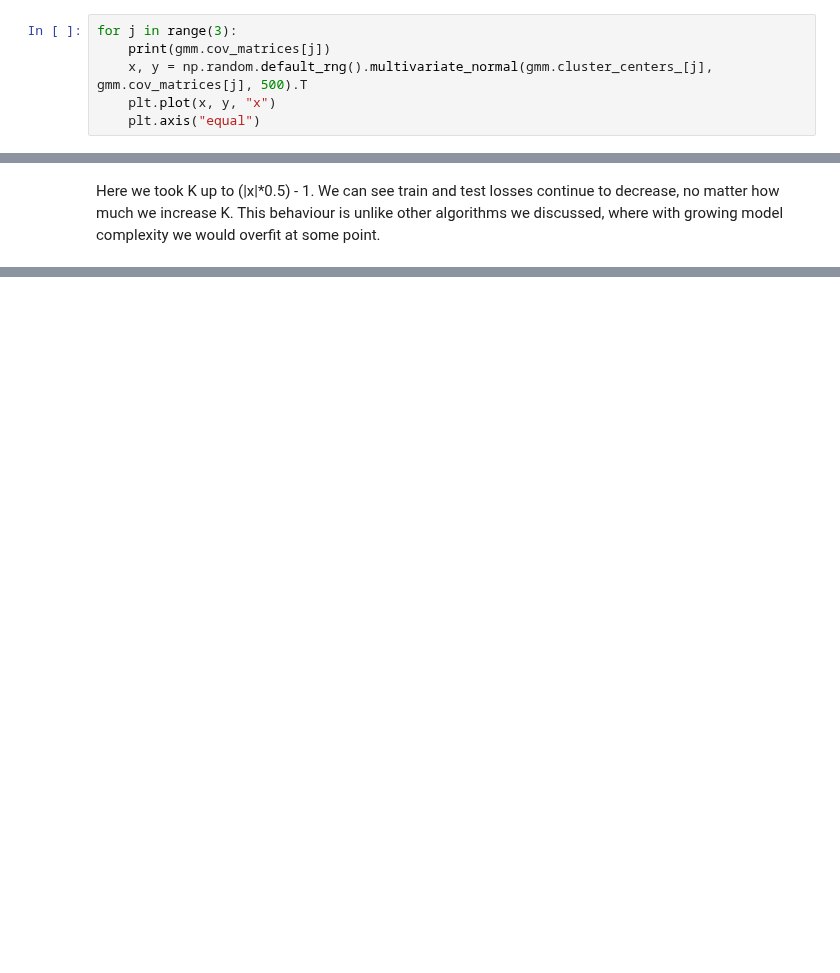
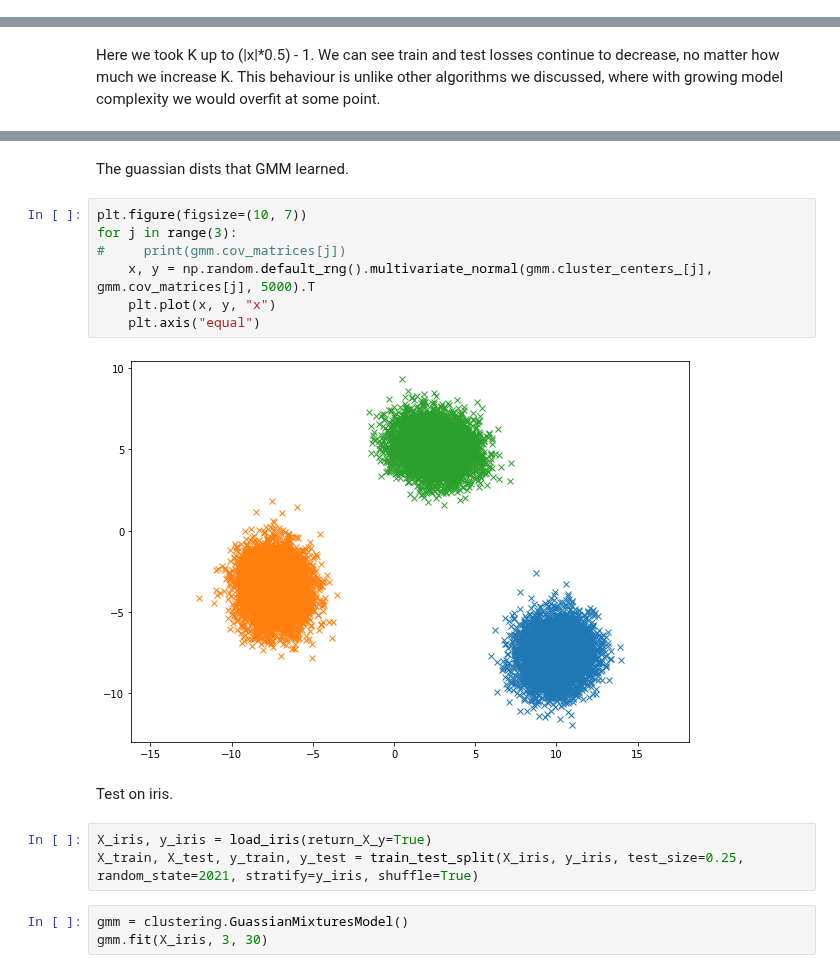
Before and after one commit to tigranfah/machine_learning, a Jupyter notebook: ACA_course/machine_learning/homeworks/homework6/clustering_visualization.ipynb, the cells around one changed output, grey strips where cells are left out. Saved outputs shown, nothing was run; the diff lists cells and outputs as text; blank space fills up the shorter version.

```diff
--- a/ACA_course/machine_learning/homeworks/homework6/clustering_visualization.ipynb
+++ b/ACA_course/machine_learning/homeworks/homework6/clustering_visualization.ipynb
@@ -73,6 +13,0 @@ plt.scatter(gmm.cluster_centers_[:, 0], gmm.cluster_centers_[:, 1], c="green", s
-# %%
-for j in range(3):
-    print(gmm.cov_matrices[j])
-    x, y = np.random.default_rng().multivariate_normal(gmm.cluster_centers_[j], gmm.cov_matrices[j], 500).T
-    plt.plot(x, y, "x")
-    plt.axis("equal")
@@ -312,0 +283,19 @@ Here we took K up to (|x|\*0.5) - 1. We can see train and test losses continue t
+# %% [markdown]
+The guassian dists that GMM learned.
+# %%
+plt.figure(figsize=(10, 7))
+for j in range(3):
+#     print(gmm.cov_matrices[j])
+    x, y = np.random.default_rng().multivariate_normal(gmm.cluster_centers_[j], gmm.cov_matrices[j], 5000).T
+    plt.plot(x, y, "x")
+    plt.axis("equal")
+# %% [output]
+[figure, added]
+# %% [markdown]
+Test on iris.
+# %%
+X_iris, y_iris = load_iris(return_X_y=True)
+X_train, X_test, y_train, y_test = train_test_split(X_iris, y_iris, test_size=0.25, random_state=2021, stratify=y_iris, shuffle=True)
+# %%
+gmm = clustering.GuassianMixturesModel()
+gmm.fit(X_iris, 3, 30)
```
Also changed, not shown: parts of 27 cells of this notebook.
